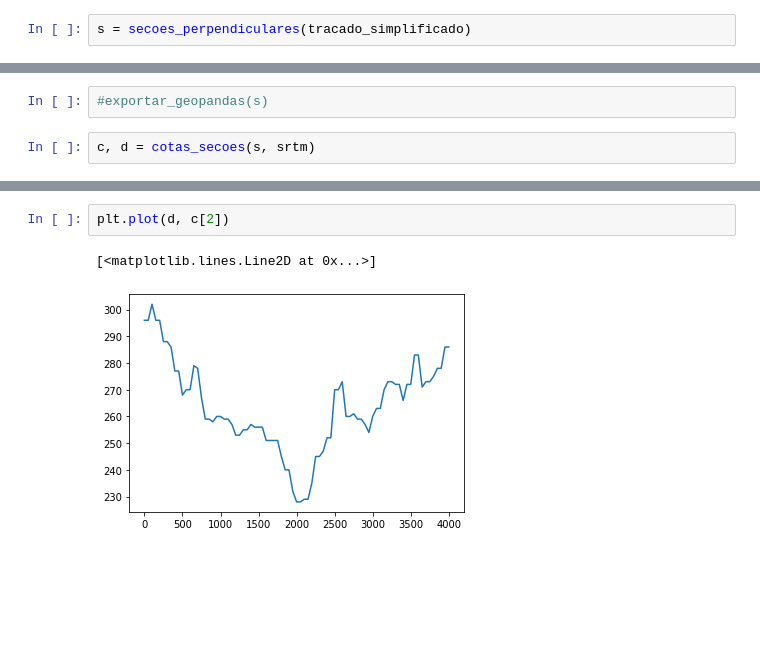
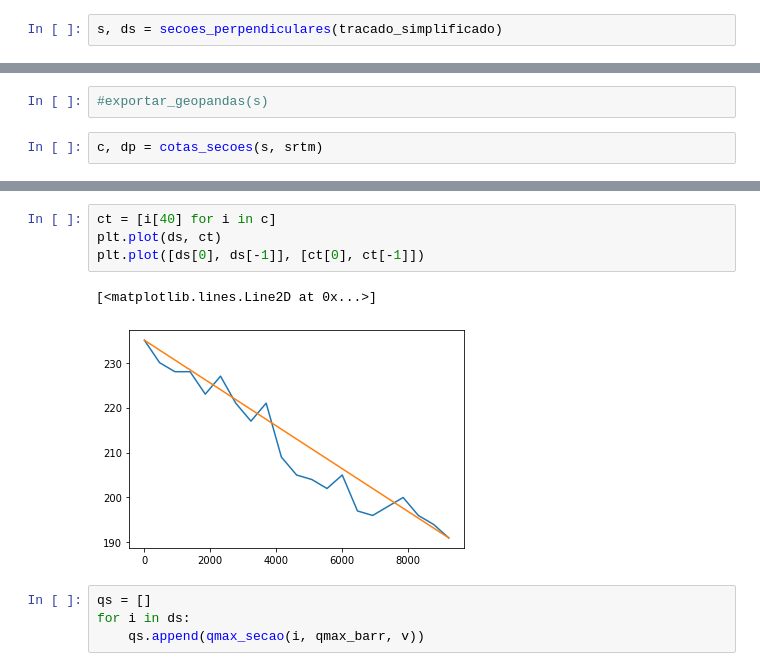
Before and after one commit to robertorolo/mancha_de_inundacao, a Jupyter notebook: prototipo.ipynb, the cells around one changed output, grey strips where cells are left out. Cells and saved outputs as stored; diff of their text form; blank space fills up the shorter version.

```diff
--- a/prototipo.ipynb
+++ b/prototipo.ipynb
@@ -50,7 +52,7 @@ tracado_simplificado.plot()
 <AxesSubplot:>
 [figure]
 # %%
-s = secoes_perpendiculares(tracado_simplificado)
+s, ds = secoes_perpendiculares(tracado_simplificado)
 # %%
 s.plot()
 # %% [output]
@@ -59,4 +61,4 @@ s.plot()
 # %%
 #exportar_geopandas(s)
 # %%
-c, d = cotas_secoes(s, srtm)
+c, dp = cotas_secoes(s, srtm)
@@ -73,5 +65,11 @@ plt.plot(d, c[1])
-# %%
-plt.plot(d, c[2])
-# %% [output]
-[<matplotlib.lines.Line2D at 0x...>]
-[figure, removed]
+# %%
+ct = [i[40] for i in c]
+plt.plot(ds, ct)
+plt.plot([ds[0], ds[-1]], [ct[0], ct[-1]])
+# %% [output]
+[<matplotlib.lines.Line2D at 0x...>]
+[figure, added]
+# %%
+qs = []
+for i in ds:
+    qs.append(qmax_secao(i, qmax_barr, v))
```
Also changed, not shown: parts of 5 cells of this notebook, 1 other file.
